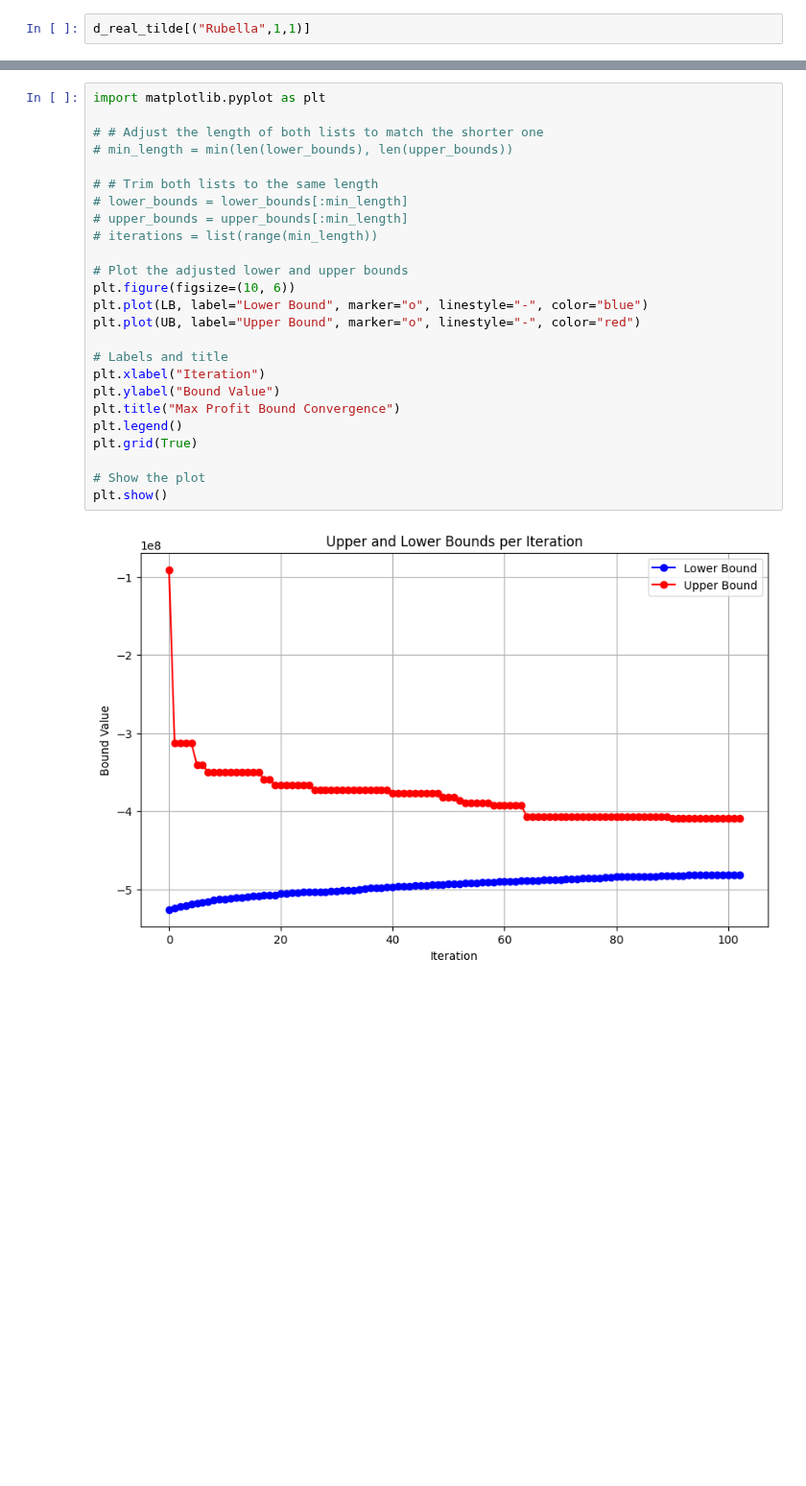
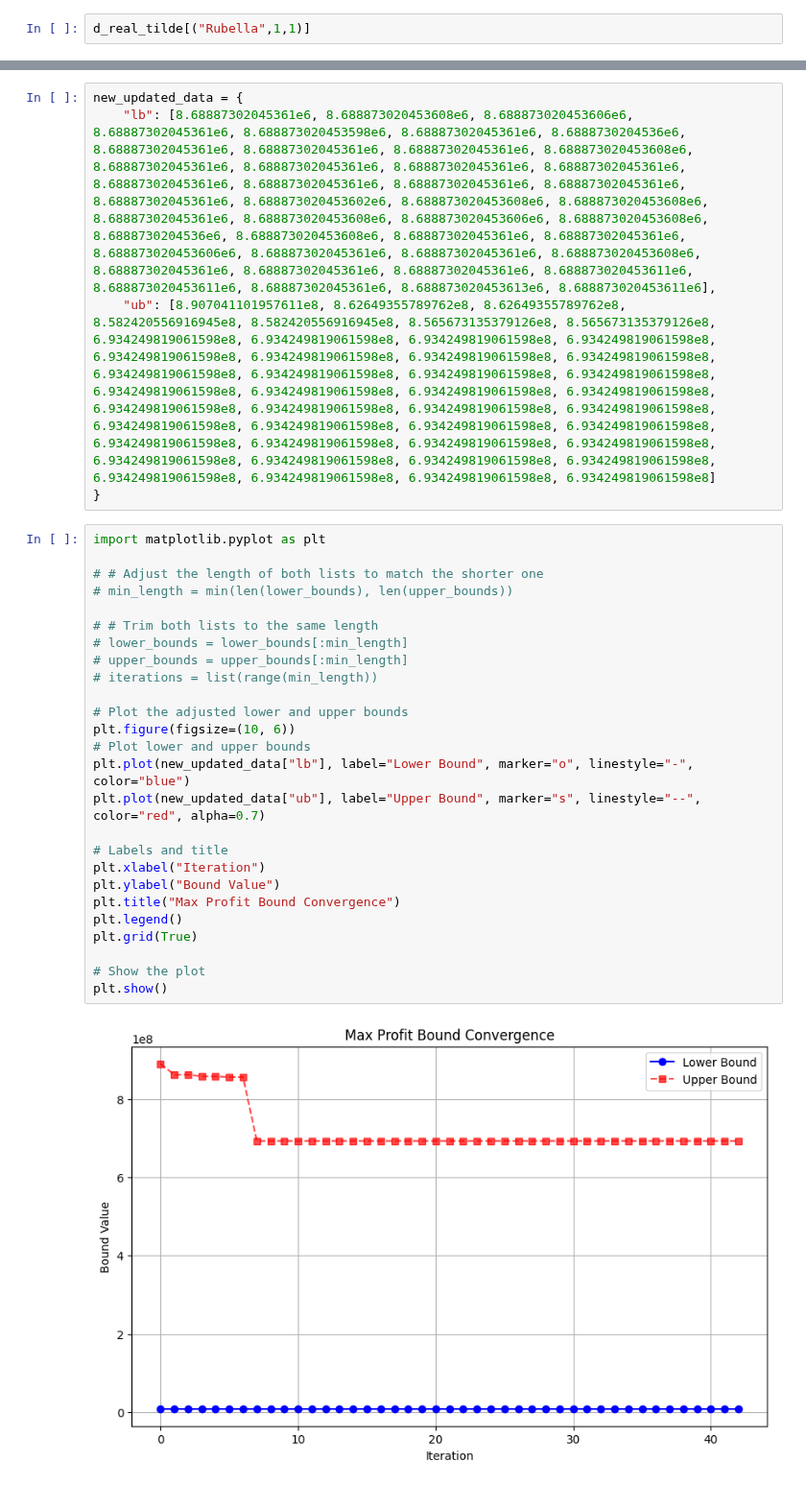
Before and after one commit to nuhorchak/Vaccine_Tender, a Jupyter notebook: L-shaped/Final_codes/test_NB.ipynb, the cells around one changed output, grey strips where cells are left out. Shown at 96% size. Saved outputs shown, nothing was run; the diff lists cells and outputs as text; blank space fills up the shorter version.

```diff
--- a/L-shaped/Final_codes/test_NB.ipynb
+++ b/L-shaped/Final_codes/test_NB.ipynb
@@ -271,27 +57,33 @@ UB = [
+# %%
+new_updated_data = {
+    "lb": [8.68887302045361e6, 8.688873020453608e6, 8.688873020453606e6, 8.68887302045361e6, 8.688873020453598e6, 8.68887302045361e6, 8.6888730204536e6, 8.68887302045361e6, 8.68887302045361e6, 8.68887302045361e6, 8.688873020453608e6, 8.68887302045361e6, 8.68887302045361e6, 8.68887302045361e6, 8.68887302045361e6, 8.68887302045361e6, 8.68887302045361e6, 8.68887302045361e6, 8.68887302045361e6, 8.68887302045361e6, 8.688873020453602e6, 8.688873020453608e6, 8.688873020453608e6, 8.68887302045361e6, 8.688873020453608e6, 8.688873020453606e6, 8.688873020453608e6, 8.6888730204536e6, 8.688873020453608e6, 8.68887302045361e6, 8.68887302045361e6, 8.688873020453606e6, 8.68887302045361e6, 8.68887302045361e6, 8.688873020453608e6, 8.68887302045361e6, 8.68887302045361e6, 8.68887302045361e6, 8.688873020453611e6, 8.688873020453611e6, 8.68887302045361e6, 8.688873020453613e6, 8.688873020453611e6],
+    "ub": [8.907041101957611e8, 8.62649355789762e8, 8.62649355789762e8, 8.582420556916945e8, 8.582420556916945e8, 8.565673135379126e8, 8.565673135379126e8, 6.934249819061598e8, 6.934249819061598e8, 6.934249819061598e8, 6.934249819061598e8, 6.934249819061598e8, 6.934249819061598e8, 6.934249819061598e8, 6.934249819061598e8, 6.934249819061598e8, 6.934249819061598e8, 6.934249819061598e8, 6.934249819061598e8, 6.934249819061598e8, 6.934249819061598e8, 6.934249819061598e8, 6.934249819061598e8, 6.934249819061598e8, 6.934249819061598e8, 6.934249819061598e8, 6.934249819061598e8, 6.934249819061598e8, 6.934249819061598e8, 6.934249819061598e8, 6.934249819061598e8, 6.934249819061598e8, 6.934249819061598e8, 6.934249819061598e8, 6.934249819061598e8, 6.934249819061598e8, 6.934249819061598e8, 6.934249819061598e8, 6.934249819061598e8, 6.934249819061598e8, 6.934249819061598e8, 6.934249819061598e8, 6.934249819061598e8]
+}
 # %%
 import matplotlib.pyplot as plt
 
 # # Adjust the length of both lists to match the shorter one
 # min_length = min(len(lower_bounds), len(upper_bounds))
 
 # # Trim both lists to the same length
 # lower_bounds = lower_bounds[:min_length]
 # upper_bounds = upper_bounds[:min_length]
 # iterations = list(range(min_length))
 
 # Plot the adjusted lower and upper bounds
 plt.figure(figsize=(10, 6))
-plt.plot(LB, label="Lower Bound", marker="o", linestyle="-", color="blue")
-plt.plot(UB, label="Upper Bound", marker="o", linestyle="-", color="red")
+# Plot lower and upper bounds
+plt.plot(new_updated_data["lb"], label="Lower Bound", marker="o", linestyle="-", color="blue")
+plt.plot(new_updated_data["ub"], label="Upper Bound", marker="s", linestyle="--", color="red", alpha=0.7)
 
 # Labels and title
 plt.xlabel("Iteration")
 plt.ylabel("Bound Value")
 plt.title("Max Profit Bound Convergence")
 plt.legend()
 plt.grid(True)
 
 # Show the plot
 plt.show()
 # %% [output]
-[figure, old version]
+[figure, new version]
```
Also changed, not shown: parts of 4 cells of this notebook, 16 other files.
